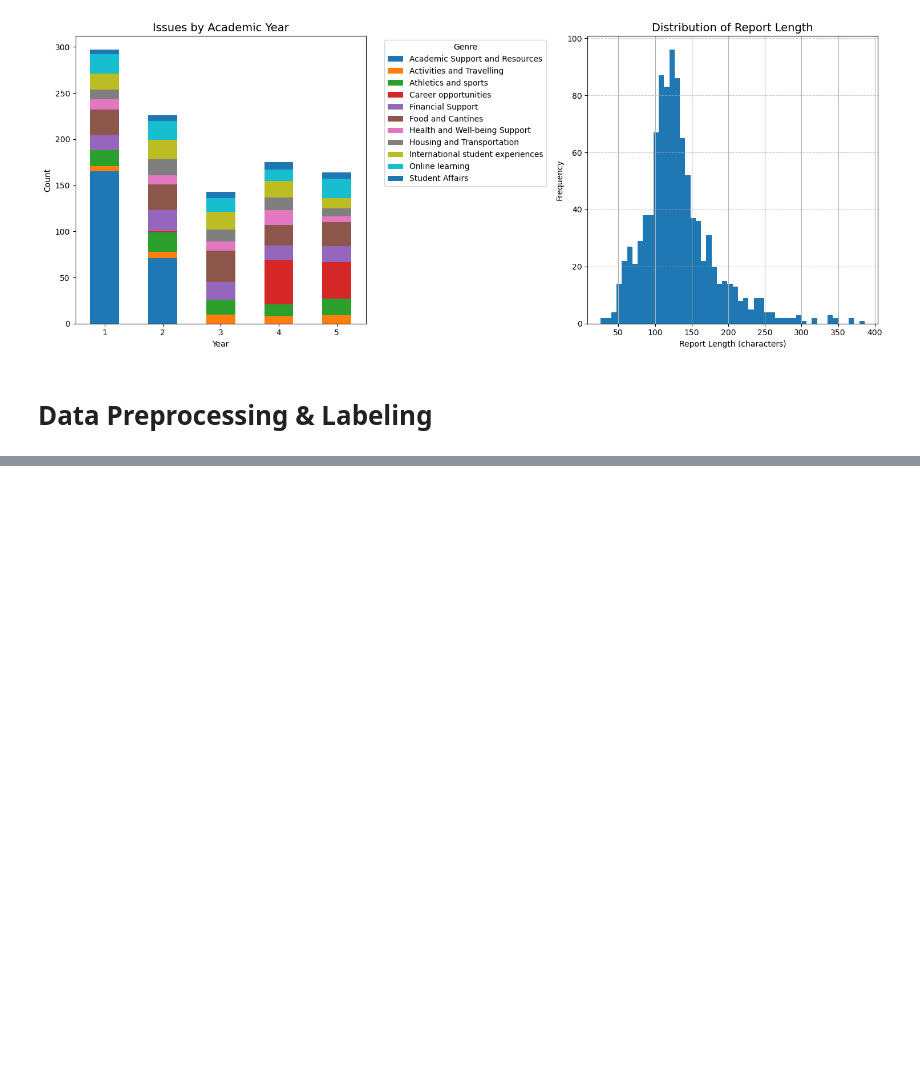
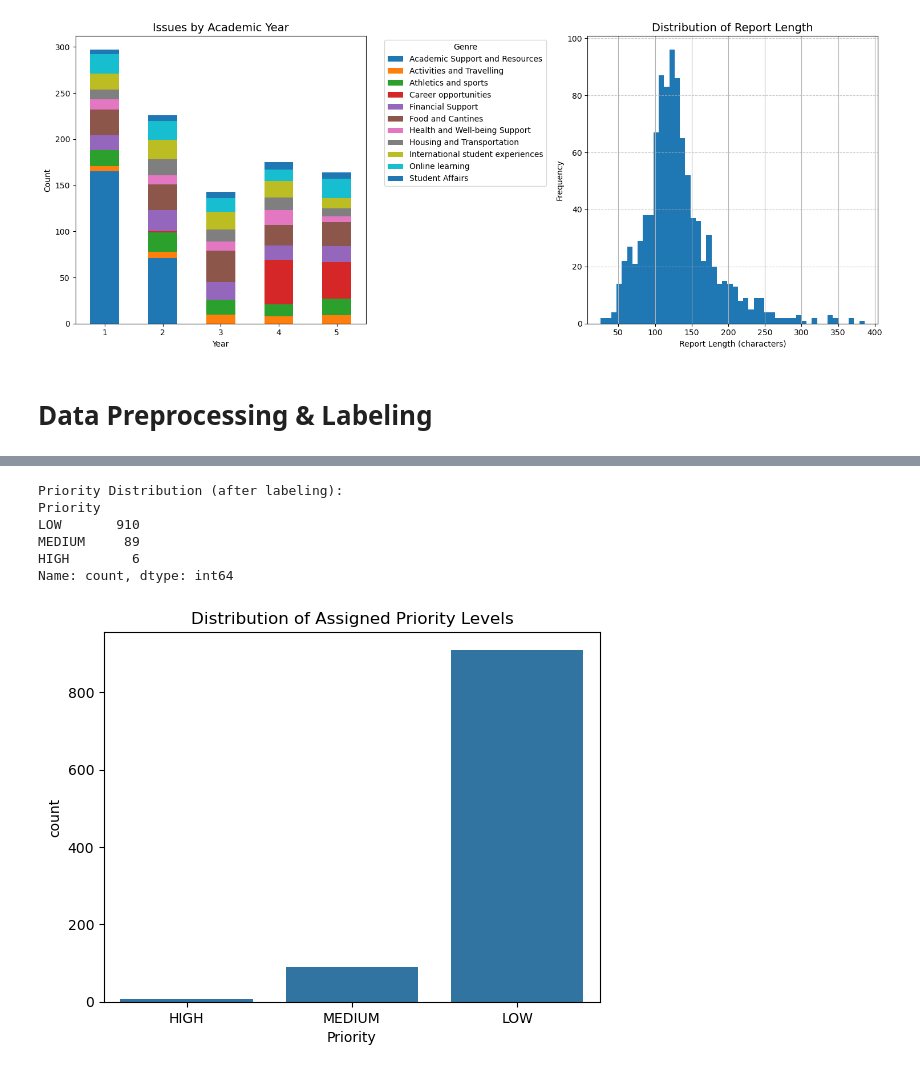
Before and after one commit to nayana-sisil/sentiment-analysis, a Jupyter notebook: Untitled.ipynb, the cells around one changed output, grey strips where cells are left out. Drawn from its saved outputs; the diff is of its cells as text; code cells hidden in the pictures; blank space fills up the shorter version.

```diff
--- a/Untitled.ipynb
+++ b/Untitled.ipynb
@@ -235,0 +287,17 @@ plt.show()
+# %%
+df['Priority'] = df['Reports'].astype(str).apply(assign_priority)
+
+print("\nPriority Distribution (after labeling):")
+print(df['Priority'].value_counts())
+
+sns.countplot(x='Priority', data=df, order=['HIGH', 'MEDIUM', 'LOW'])
+plt.title('Distribution of Assigned Priority Levels')
+plt.show()
+# %% [output]
+Priority Distribution (after labeling):
+Priority
+LOW       910
+MEDIUM     89
+HIGH        6
+Name: count, dtype: int64
+[figure, added]
```
Also changed, not shown: parts of 3 cells of this notebook.
